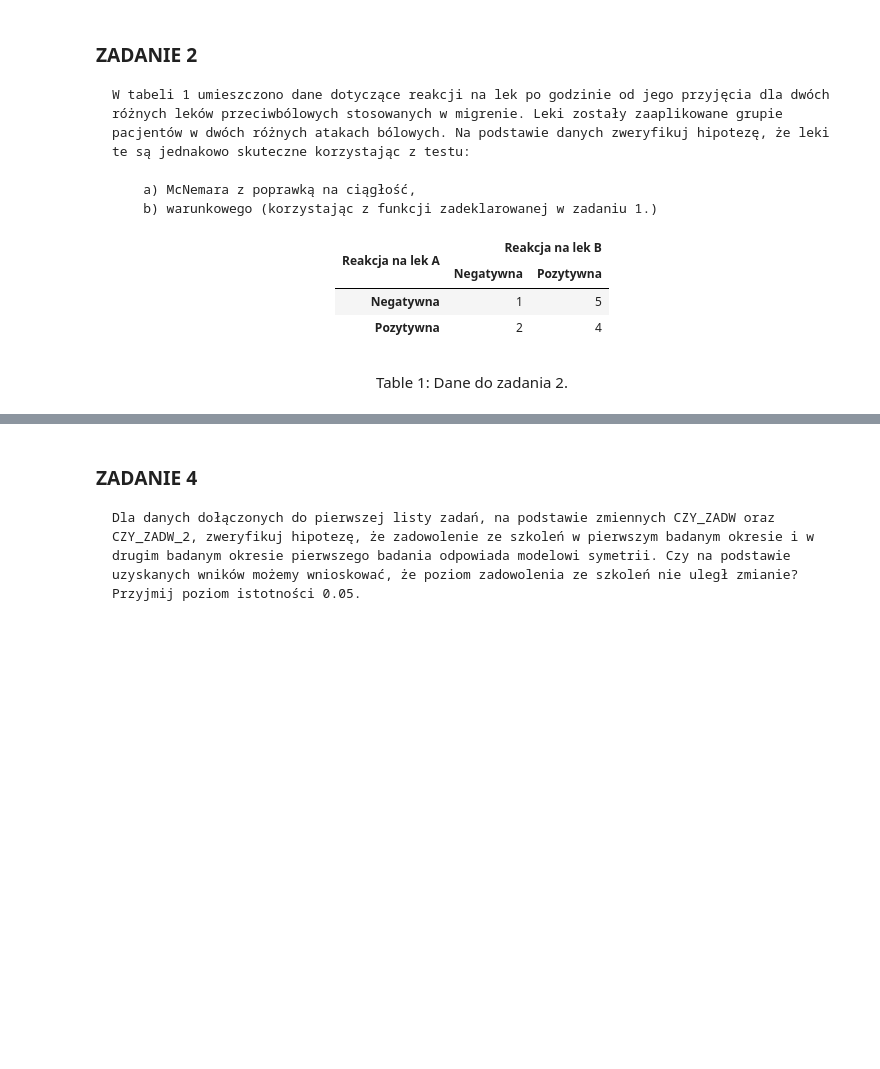
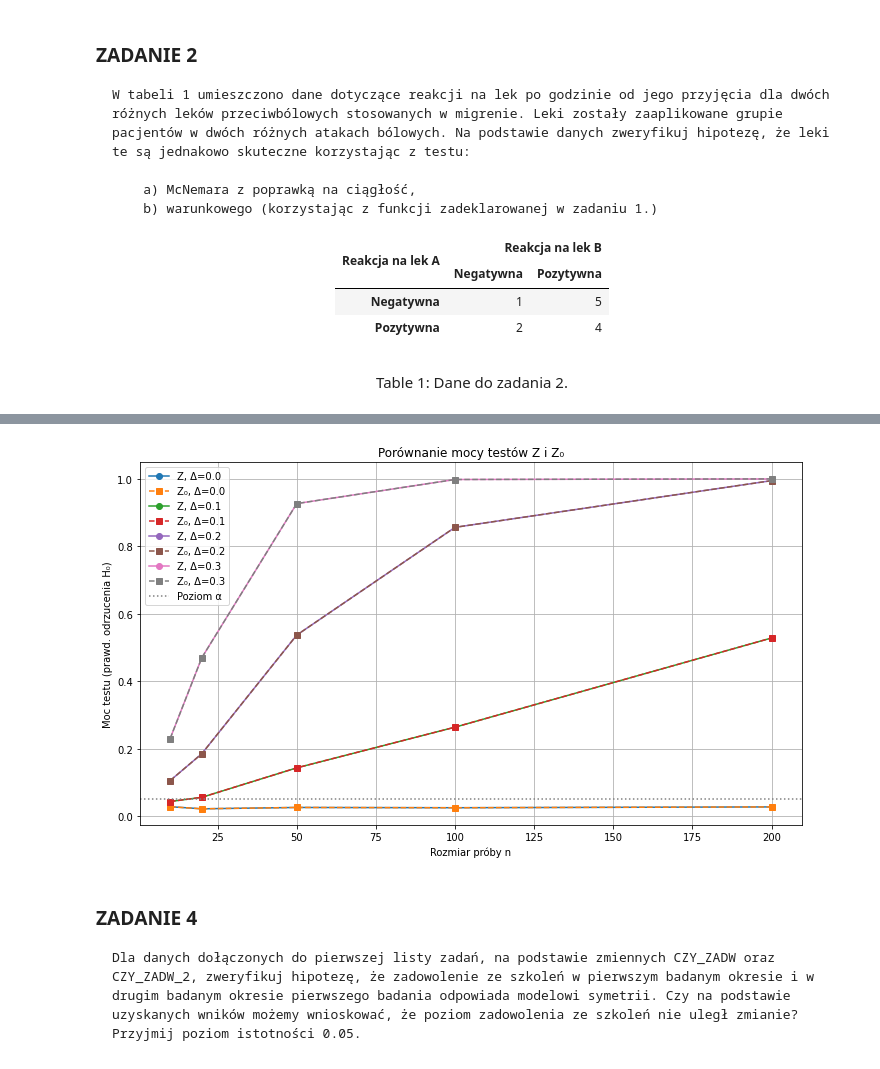
Before and after one commit to Jagaxxx/ADA_raporty, a Jupyter notebook: raport3/raport_l3.ipynb, the cells around one changed output, grey strips where cells are left out. Drawn from its saved outputs; the diff is of its cells as text; code cells hidden in the pictures; blank space fills up the shorter version.

```diff
--- a/raport3/raport_l3.ipynb
+++ b/raport3/raport_l3.ipynb
@@ -48,0 +215,9 @@ Table 1: Dane do zadania 2.
+# %%
+def test_Z(y12, y21):
+    D = y12 - y21
+    sigma2 = y12 + y21  # wariancja D oszacowana jako suma
+    if sigma2 == 0:
+        return 1.0
+    Z = D / np.sqrt(sigma2)
+    p_value = 2 * (1 - norm.cdf(abs(Z)))
+    return p_value
@@ -49,3 +244,62 @@ Table 1: Dane do zadania 2.
+# %%
+def test_Z0(y12, y21):
+    D = y12 - y21
+    sigma0 = np.sqrt(y12 + y21)
+    if sigma0 == 0:
+        return 1.0
+    Z0 = D / sigma0
+    p_value = 2 * (1 - norm.cdf(abs(Z0)))
+    return p_value
+# %%
+n_values = [10, 20, 50, 100, 200]      # różne długości prób
+delta_values = [0.0, 0.1, 0.2, 0.3]    # różnice p12 - p21
+alpha = 0.05                           # poziom istotności
+n_sim = 5000                           # liczba powtórzeń symulacji
+
+results_Z = {}
+results_Z0 = {}
+
+for delta in delta_values:
+    power_Z = []
+    power_Z0 = []
+    for n in tqdm(n_values, desc=f"Delta = {delta}"):
+        p12 = 0.25 + delta / 2
+        p21 = 0.25 - delta / 2
+
+        reject_Z = 0
+        reject_Z0 = 0
+
+        for _ in range(n_sim):
+            y12 = np.random.binomial(n, p12)
+            y21 = np.random.binomial(n, p21)
+
+            if test_Z(y12, y21) < alpha:
+                reject_Z += 1
+            if test_Z0(y12, y21) < alpha:
+                reject_Z0 += 1
+
+        power_Z.append(reject_Z / n_sim)
+        power_Z0.append(reject_Z0 / n_sim)
+
+    results_Z[delta] = power_Z
+    results_Z0[delta] = power_Z0
+
+plt.figure(figsize=(10, 6))
+
+for delta in delta_values:
+    plt.plot(n_values, results_Z[delta], marker='o', label=f"Z, Δ={delta}")
+    plt.plot(n_values, results_Z0[delta], marker='s', linestyle='--', label=f"Z₀, Δ={delta}")
+
+plt.axhline(alpha, color='gray', linestyle=':', label="Poziom α")
+plt.title("Porównanie mocy testów Z i Z₀")
+plt.xlabel("Rozmiar próby n")
+plt.ylabel("Moc testu (prawd. odrzucenia H₀)")
+plt.legend()
+plt.grid(True)
+plt.tight_layout()
+plt.show()
+# %% [output]
+[figure, added]
 # %% [markdown]
 ### ZADANIE 4
     Dla danych dołączonych do pierwszej listy zadań, na podstawie zmiennych CZY_ZADW oraz CZY_ZADW_2, zweryfikuj hipotezę, że zadowolenie ze szkoleń w pierwszym badanym okresie i w drugim badanym okresie pierwszego badania odpowiada modelowi symetrii. Czy na podstawie uzyskanych wników możemy wnioskować, że poziom zadowolenia ze szkoleń nie uległ zmianie? Przyjmij poziom istotności 0.05.
```
Also changed, not shown: parts of 17 cells of this notebook, 1 other file.
